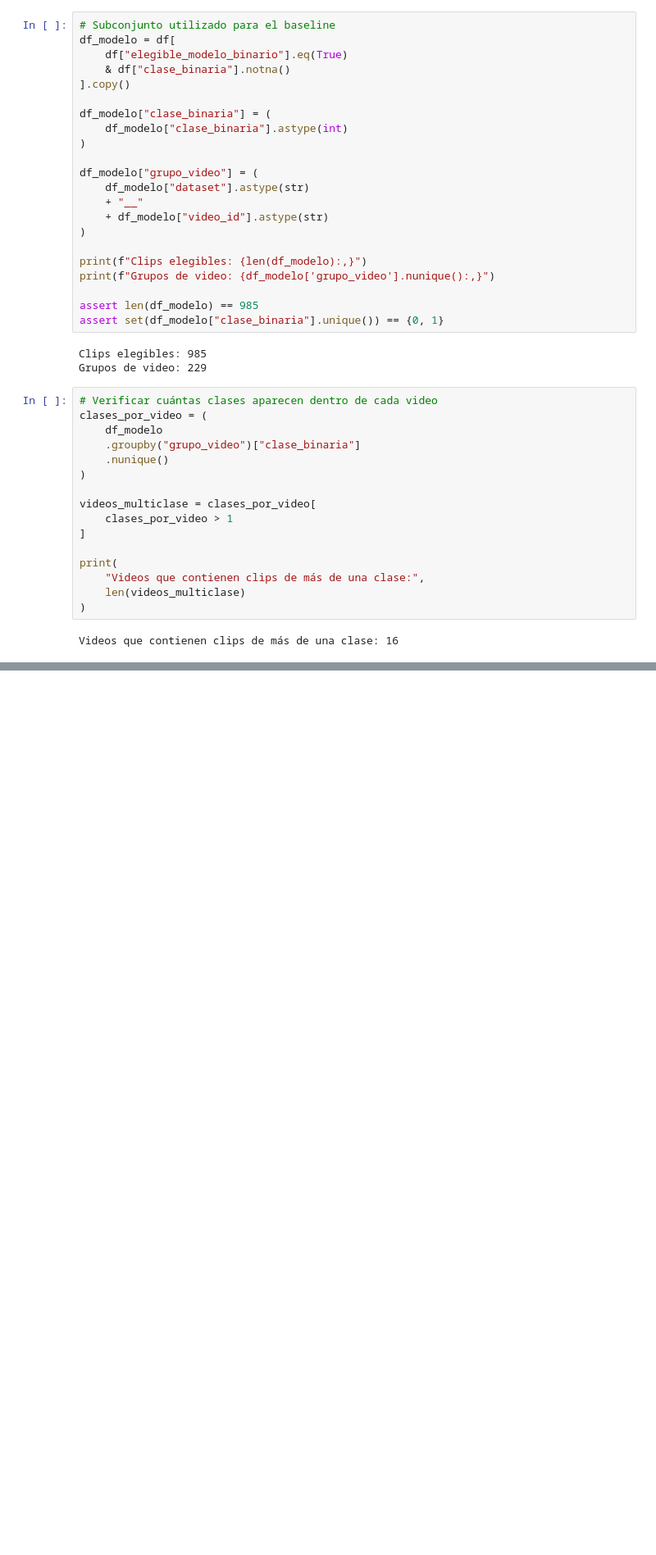
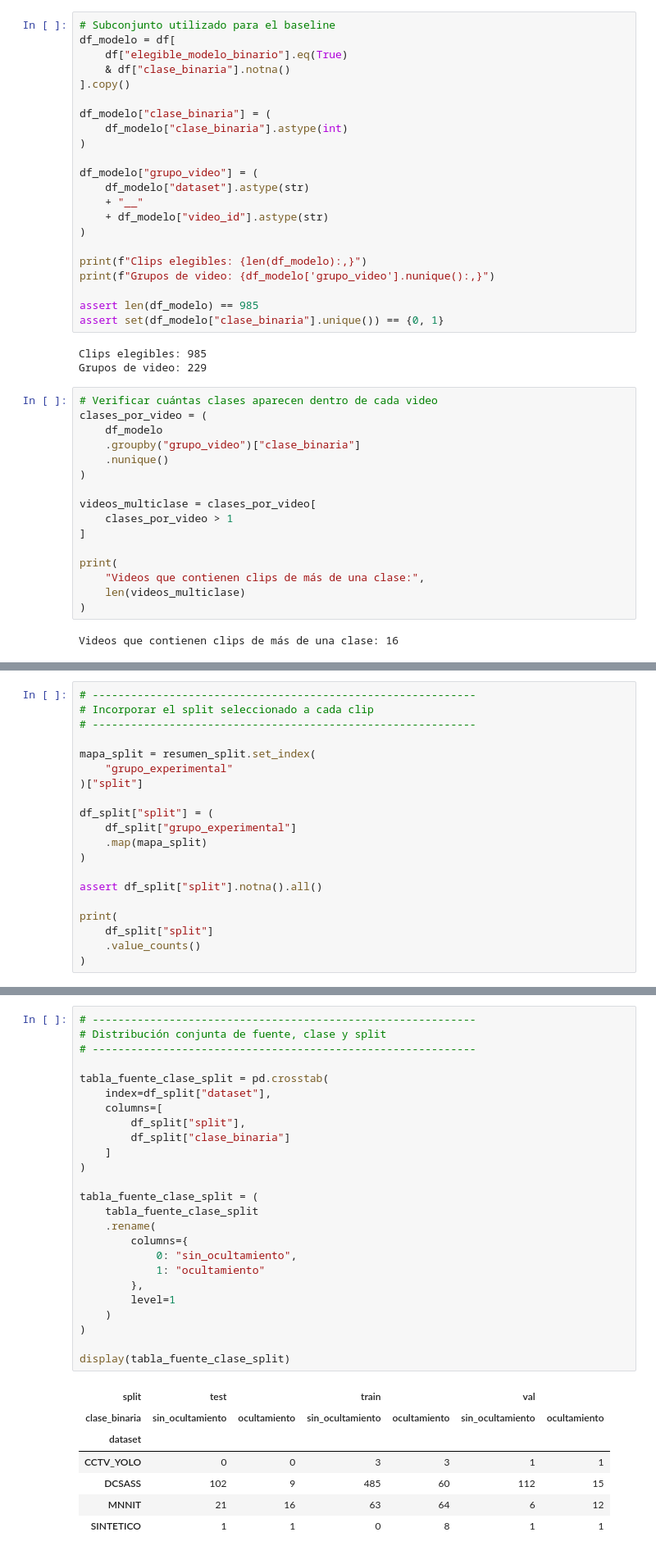
Before and after one commit to joseluistinajero/MNA---Proyecto-Integrador, a Jupyter notebook: Notebooks/Avance3_Equipo41.ipynb, the cells around one changed output, grey strips where cells are left out. Shown at 82% size. Cells and saved outputs as stored; diff of their text form; blank space fills up the shorter version.

```diff
--- a/Notebooks/Avance3_Equipo41.ipynb
+++ b/Notebooks/Avance3_Equipo41.ipynb
@@ -243,0 +991,20 @@ Videos que contienen clips de más de una clase: 16
+# %%
+# ------------------------------------------------------------
+# Incorporar el split seleccionado a cada clip
+# ------------------------------------------------------------
+
+mapa_split = resumen_split.set_index(
+    "grupo_experimental"
+)["split"]
+
+df_split["split"] = (
+    df_split["grupo_experimental"]
+    .map(mapa_split)
+)
+
+assert df_split["split"].notna().all()
+
+print(
+    df_split["split"]
+    .value_counts()
+)
@@ -243,0 +1109,33 @@ Videos que contienen clips de más de una clase: 16
+# %%
+# ------------------------------------------------------------
+# Distribución conjunta de fuente, clase y split
+# ------------------------------------------------------------
+
+tabla_fuente_clase_split = pd.crosstab(
+    index=df_split["dataset"],
+    columns=[
+        df_split["split"],
+        df_split["clase_binaria"]
+    ]
+)
+
+tabla_fuente_clase_split = (
+    tabla_fuente_clase_split
+    .rename(
+        columns={
+            0: "sin_ocultamiento",
+            1: "ocultamiento"
+        },
+        level=1
+    )
+)
+
+display(tabla_fuente_clase_split)
+# %% [output]
+| split | test |  | train |  | val |  |
+| clase_binaria | sin_ocultamiento | ocultamiento | sin_ocultamiento | ocultamiento | sin_ocultamiento | ocultamiento |
+| dataset |  |  |  |  |  |  |
+| CCTV_YOLO | 0 | 0 | 3 | 3 | 1 | 1 |
+| DCSASS | 102 | 9 | 485 | 60 | 112 | 15 |
+| MNNIT | 21 | 16 | 63 | 64 | 6 | 12 |
+| SINTETICO | 1 | 1 | 0 | 8 | 1 | 1 |
```
Also changed, not shown: parts of 12 cells of this notebook.
